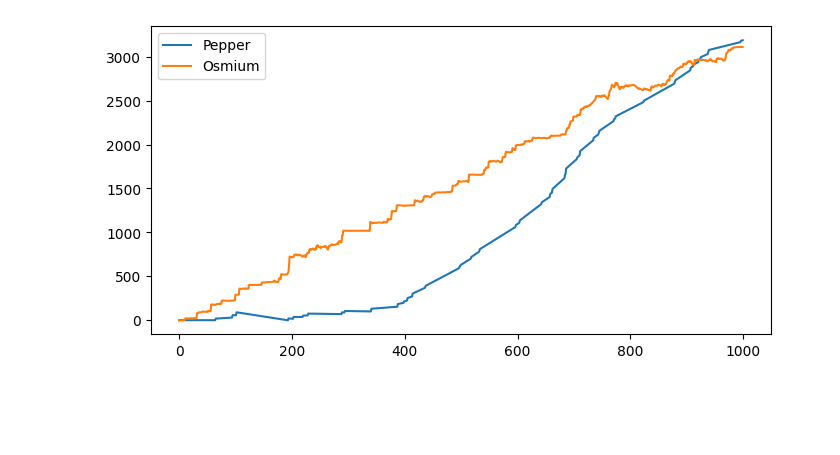
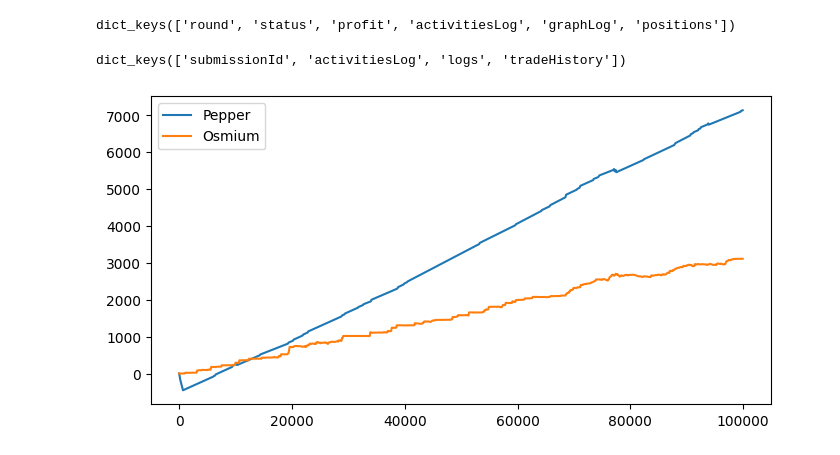
Before and after one commit to aemilani/imc-prosperity-4, a Jupyter notebook: notebooks/logs.ipynb, the cells around one changed output. Cells and saved outputs as stored; diff of their text form; code cells hidden in the pictures; blank space fills up the shorter version.

Commit message:
Pepper algo finalised.

```diff
--- a/notebooks/logs.ipynb
+++ b/notebooks/logs.ipynb
@@ -5,26 +6,42 @@ import json
 import pandas as pd
 import matplotlib.pyplot as plt
 # %%
-zip_file_path = '../data/logs/round_1/166165.zip'
+zip_file_path = '../data/logs/round_1/194587.zip'
 # %%
 with zipfile.ZipFile(zip_file_path, 'r') as archive:
     files = archive.namelist()
     json_filename = [f for f in files if f[-4:]=='json']
+    log_filename = [f for f in files if f[-3:]=='log']
     assert len(json_filename) == 1, "More than one json file in the log archive"
+    assert len(log_filename) == 1, "More than one log file in the log archive"
     json_filename = json_filename[0]
+    log_filename = log_filename[0]
 
     with archive.open(json_filename) as json_file:
-        data = json.load(json_file)
-        activities = data['activitiesLog']
-        df = pd.read_csv(io.StringIO(activities), sep=';')
+        data_json = json.load(json_file)
+    with archive.open(log_filename) as log_file:
+        data_log = json.load(log_file)
+# %%
+data_json.keys()
+# %% [output]
+dict_keys(['round', 'status', 'profit', 'activitiesLog', 'graphLog', 'positions'])
+# %%
+data_log.keys()
+# %% [output]
+dict_keys(['submissionId', 'activitiesLog', 'logs', 'tradeHistory'])
+# %%
+activities = pd.read_csv(io.StringIO(data_log['activitiesLog']), sep=';')
+trades = pd.DataFrame(data_log['tradeHistory'])
 # %%
-pepper = df[df['product'] == 'INTARIAN_PEPPER_ROOT'].reset_index(drop=True)
-osmium = df[df['product'] == 'ASH_COATED_OSMIUM'].reset_index(drop=True)
+price_pepper = activities[activities['product'] == 'INTARIAN_PEPPER_ROOT'].reset_index(drop=True).set_index('timestamp')
+price_osmium = activities[activities['product'] == 'ASH_COATED_OSMIUM'].reset_index(drop=True).set_index('timestamp')
+trades_pepper = trades[trades['symbol'] == 'INTARIAN_PEPPER_ROOT'].reset_index(drop=True).set_index('timestamp')
+trades_osmium = trades[trades['symbol'] == 'ASH_COATED_OSMIUM'].reset_index(drop=True).set_index('timestamp')
 # %%
 plt.figure(figsize=(8, 4))
-plt.plot(pepper['profit_and_loss'], label='Pepper')
-plt.plot(osmium['profit_and_loss'], label='Osmium')
+plt.plot(price_pepper['profit_and_loss'], label='Pepper')
+plt.plot(price_osmium['profit_and_loss'], label='Osmium')
 plt.legend()
 plt.show()
 # %% [output]
-[figure, old version]
+[figure, new version]
```
Also changed, not shown: parts of 6 cells of this notebook, 4 other files.
